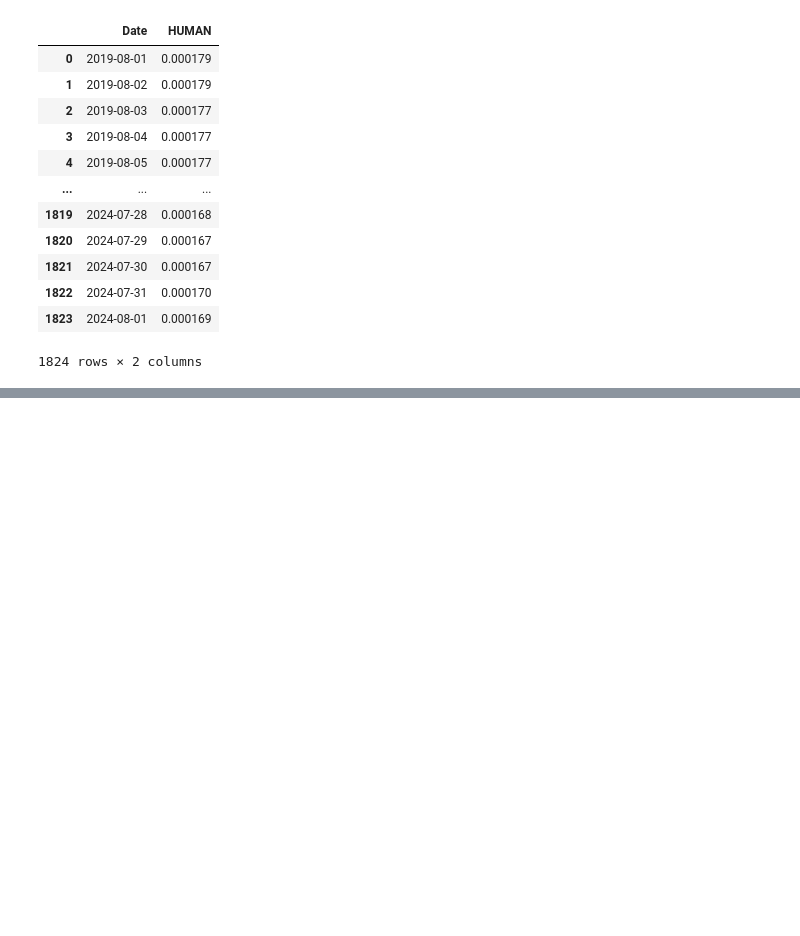
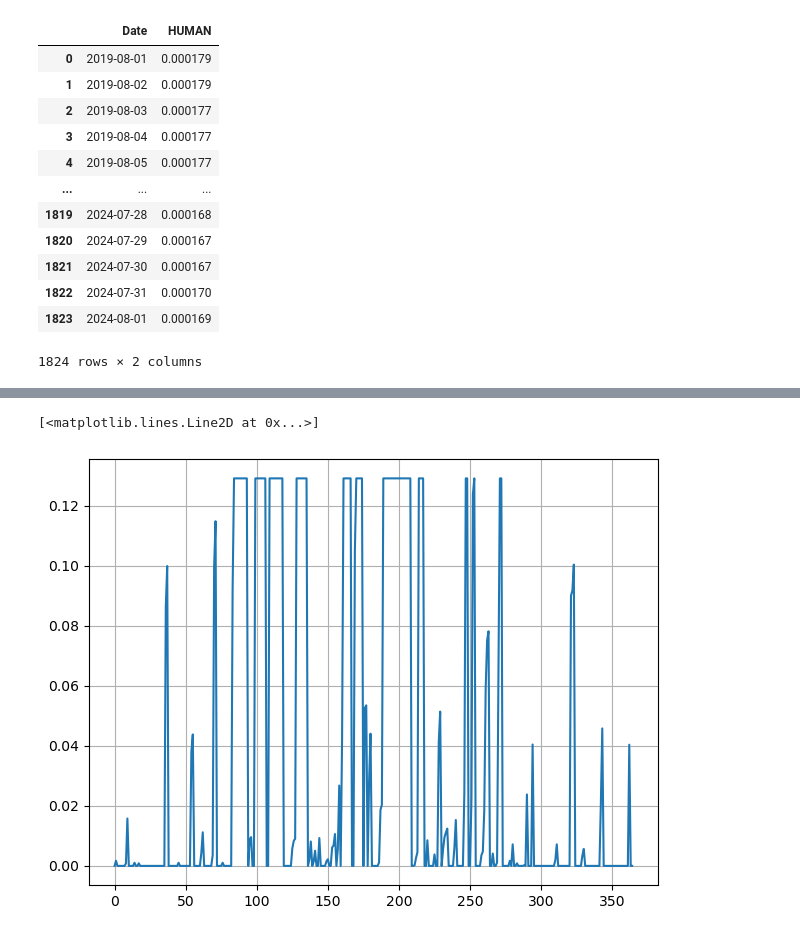
Before and after one commit to camicocozza/MDP_CODE, a Jupyter notebook: WATER BALANCE/DISTRIBUTED.ipynb, the cells around one changed output, grey strips where cells are left out. Saved outputs shown, nothing was run; the diff lists cells and outputs as text; code cells hidden in the pictures; blank space fills up the shorter version.

```diff
--- a/WATER BALANCE/DISTRIBUTED.ipynb
+++ b/WATER BALANCE/DISTRIBUTED.ipynb
@@ -174,0 +201,5 @@ print(WB[0])
+# %%
+plt.plot(Si_cl[0:365])
+# %% [output]
+[<matplotlib.lines.Line2D at 0x...>]
+[figure, added]
```
Also changed, not shown: parts of 10 cells of this notebook, 9 other files.
